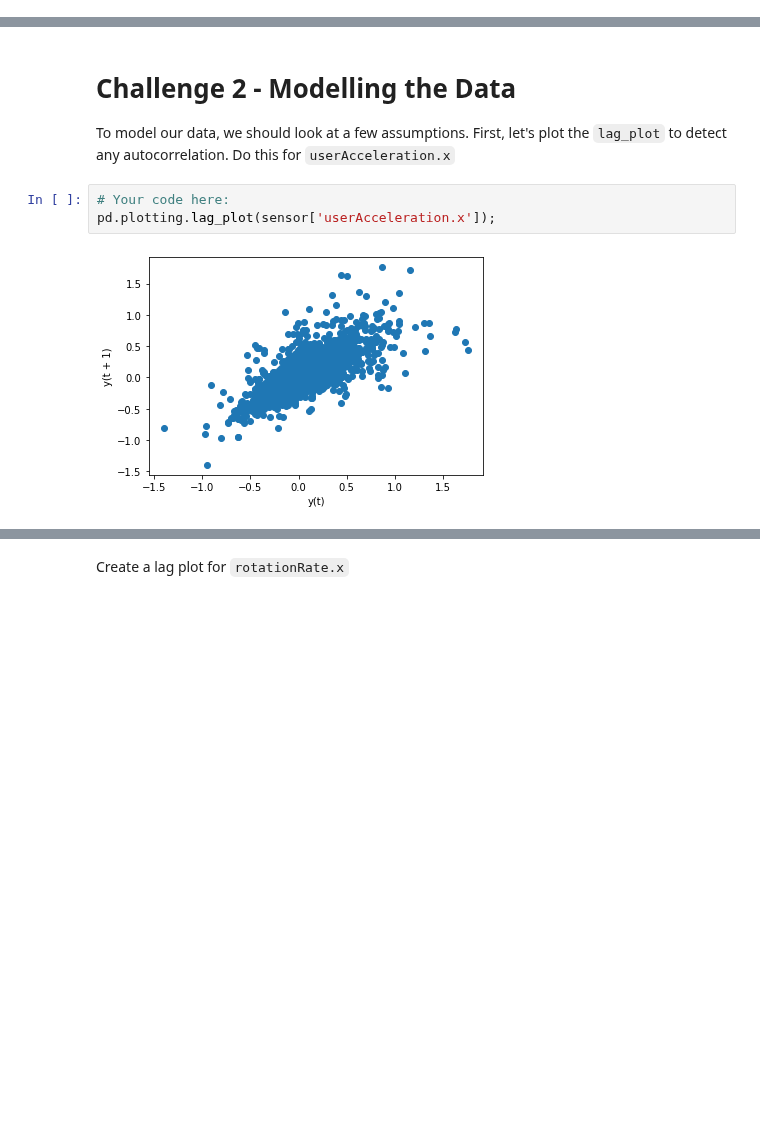
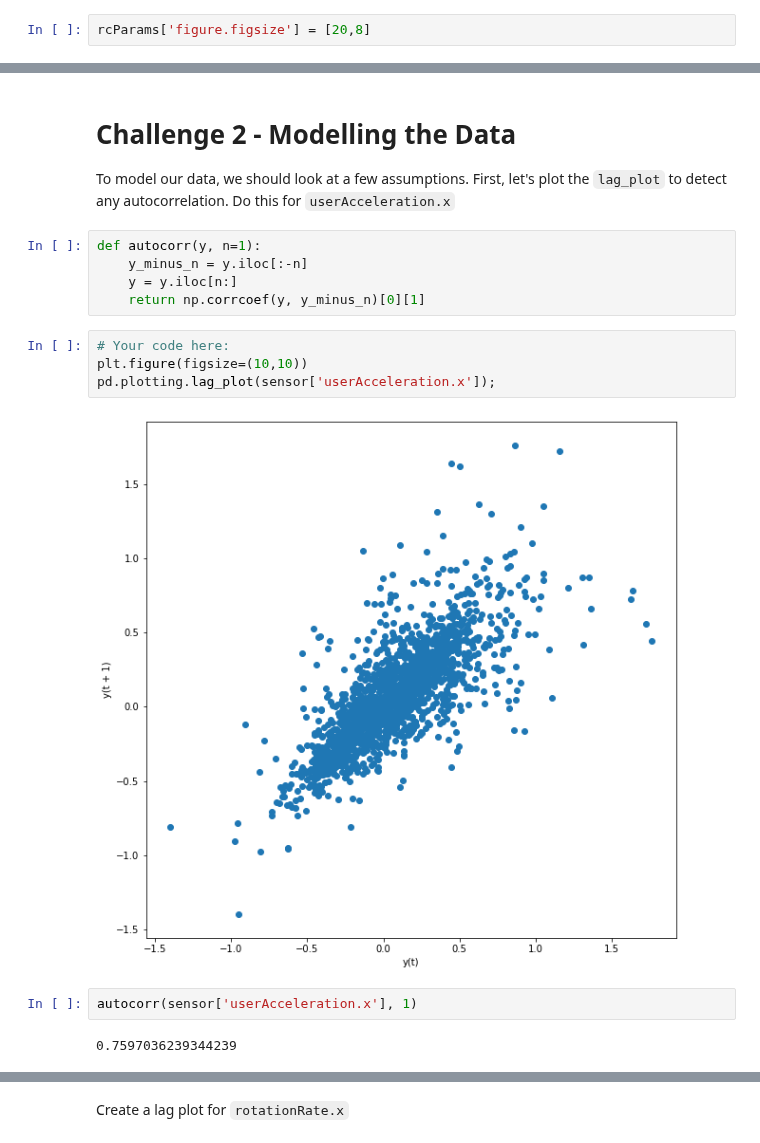
Before and after one commit to ironhack-datalabs/datamad1020, a Jupyter notebook: module-2/lab-time-series/your-code/main.ipynb, the cells around one changed output, grey strips where cells are left out. Drawn from its saved outputs; the diff is of its cells as text; blank space fills up the shorter version.

```diff
--- a/module-2/lab-time-series/your-code/main.ipynb
+++ b/module-2/lab-time-series/your-code/main.ipynb
@@ -16,3 +18,5 @@ from sklearn.metrics import mean_squared_error
+# %%
+rcParams['figure.figsize'] = [20,8]
 # %% [markdown]
 # Challenge 1 - Loading and Evaluating The Data
 
@@ -84,8 +86,18 @@ Plot the decomposed time series of `rotationRate.x` also with a frequency of 60.
 # Challenge 2 - Modelling the Data
 
 To model our data, we should look at a few assumptions. First, let's plot the `lag_plot` to detect any autocorrelation. Do this for `userAcceleration.x`
+# %%
+def autocorr(y, n=1):
+    y_minus_n = y.iloc[:-n]
+    y = y.iloc[n:]
+    return np.corrcoef(y, y_minus_n)[0][1]
 # %%
 # Your code here:
+plt.figure(figsize=(10,10))
 pd.plotting.lag_plot(sensor['userAcceleration.x']);
 # %% [output]
-[figure, old version]
+[figure, new version]
+# %%
+autocorr(sensor['userAcceleration.x'], 1)
+# %% [output]
+0.7597036239344239
```
Also changed, not shown: parts of 11 cells of this notebook.
